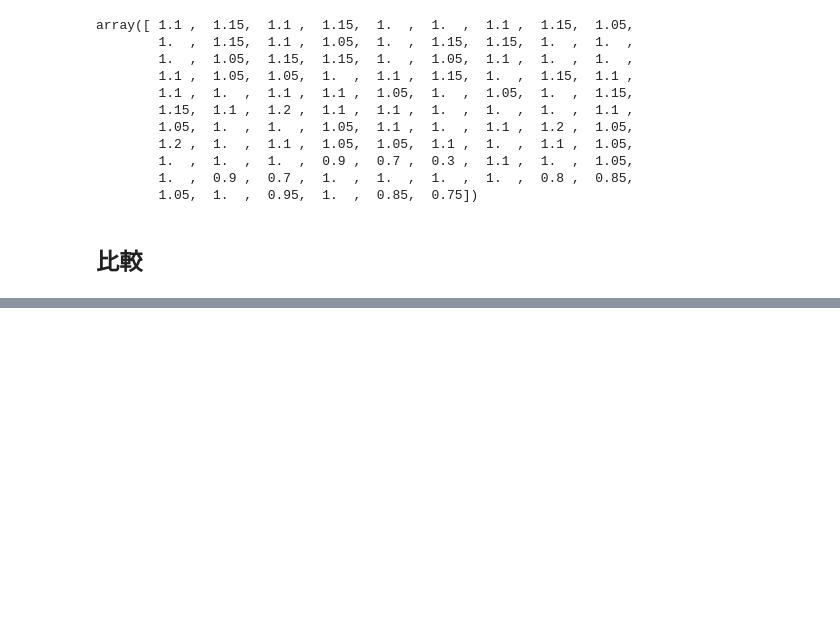
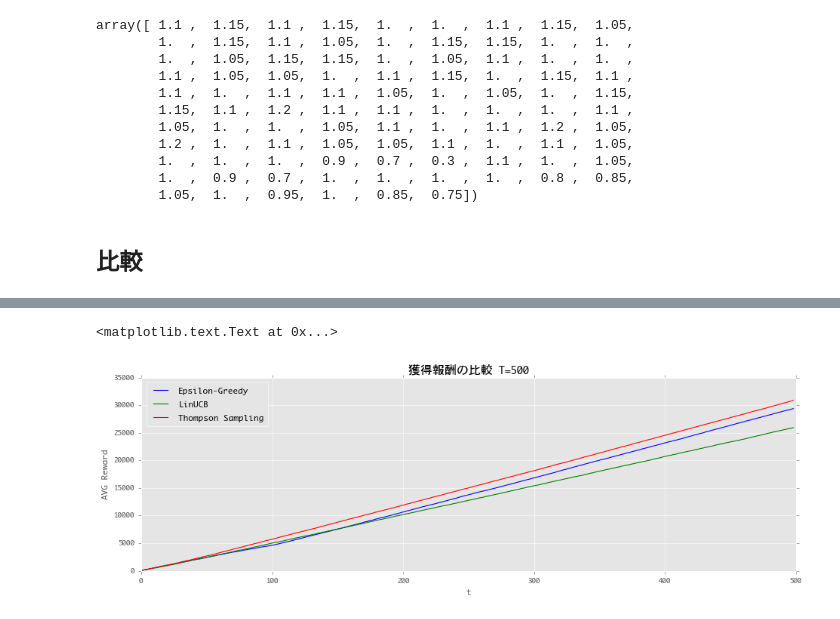
Before and after one commit to hagino3000/notebooks, a Jupyter notebook: MLP_bandit/Chap7.ipynb, the cells around one changed output, grey strips where cells are left out. Drawn from its saved outputs; the diff is of its cells as text; code cells hidden in the pictures; blank space fills up the shorter version.

```diff
--- a/MLP_bandit/Chap7.ipynb
+++ b/MLP_bandit/Chap7.ipynb
@@ -432,0 +466,12 @@ array([ 1.1 ,  1.15,  1.1 ,  1.15,  1.  ,  1.  ,  1.1 ,  1.15,  1.05,
+# %%
+plt.figure(figsize=(14, 4))
+plt.plot(result_ep, color='b', label='Epsilon-Greedy')
+plt.plot(result_ucb, color='g', label='LinUCB')
+plt.plot(result_thompson, color='r', label='Thompson Sampling')
+plt.ylabel('AVG Reward')
+plt.xlabel('t')
+plt.legend(loc='best')
+plt.title(u'獲得報酬の比較 T=500')
+# %% [output]
+<matplotlib.text.Text at 0x...>
+[figure, added]
```
Also changed, not shown: parts of 4 cells of this notebook.
